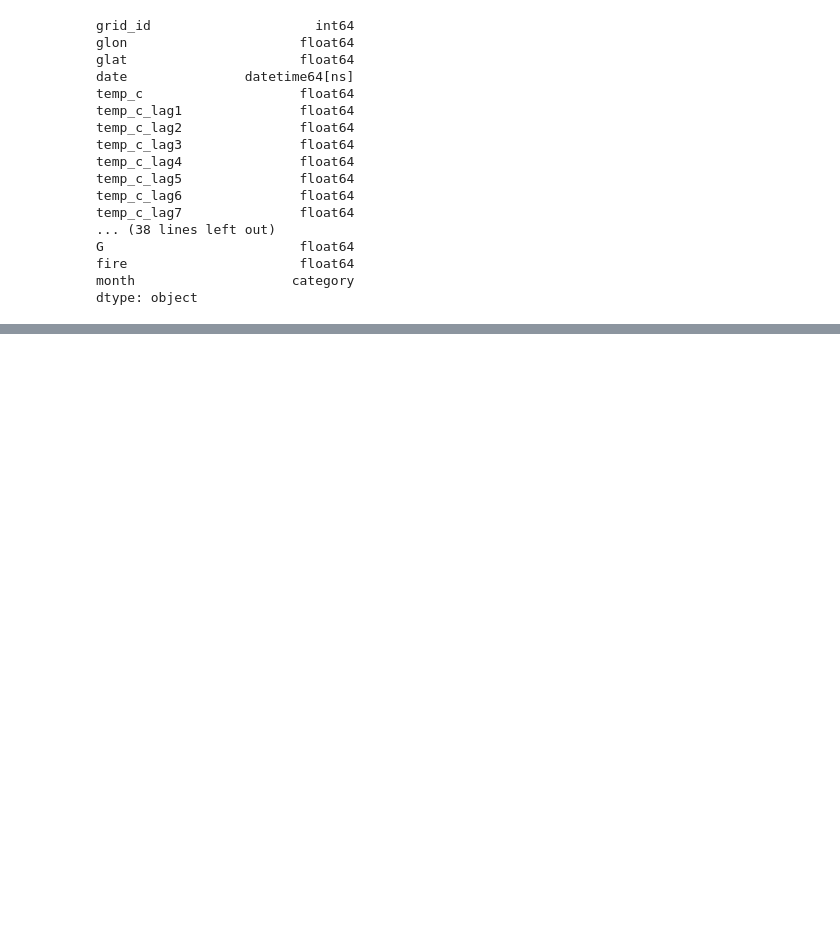
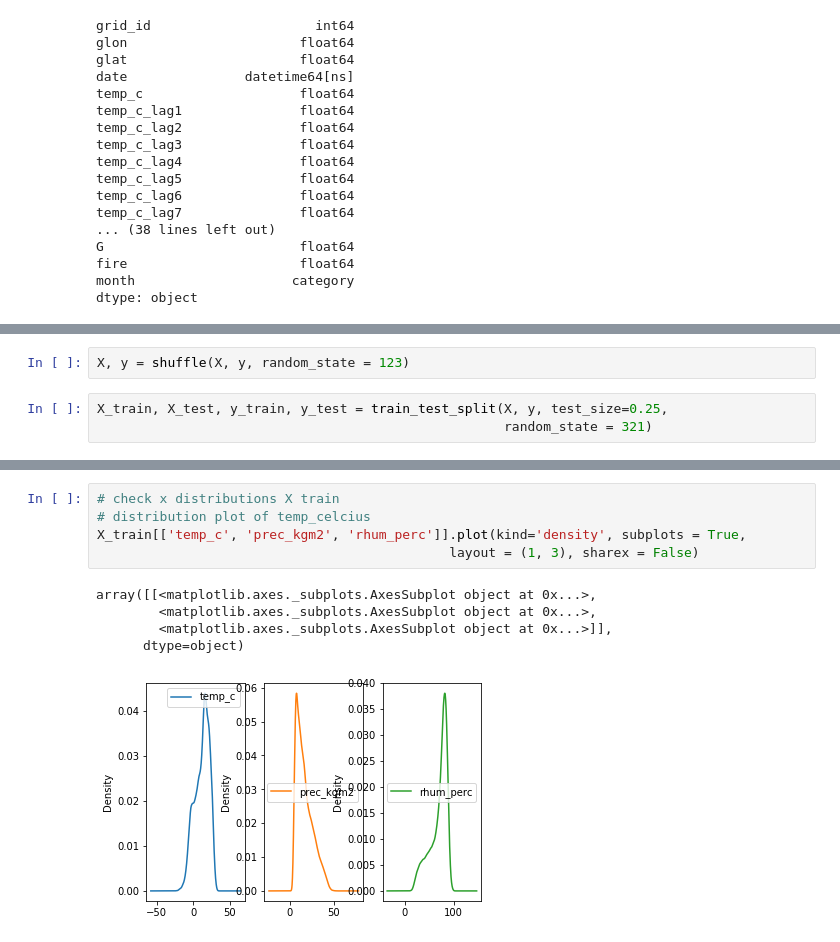
Before and after one commit to RyanGan/fire_predictor, a Jupyter notebook: py_scripts/fire_likelihood_model.ipynb, the cells around one changed output, grey strips where cells are left out. Cells and saved outputs as stored; diff of their text form; blank space fills up the shorter version.

```diff
--- a/py_scripts/fire_likelihood_model.ipynb
+++ b/py_scripts/fire_likelihood_model.ipynb
@@ -40,0 +95,5 @@ dtype: object
+# %%
+X, y = shuffle(X, y, random_state = 123)
+# %%
+X_train, X_test, y_train, y_test = train_test_split(X, y, test_size=0.25,
+                                                    random_state = 321)
@@ -40,0 +107,11 @@ dtype: object
+# %%
+# check x distributions X train
+# distribution plot of temp_celcius
+X_train[['temp_c', 'prec_kgm2', 'rhum_perc']].plot(kind='density', subplots = True,
+                                             layout = (1, 3), sharex = False)
+# %% [output]
+array([[<matplotlib.axes._subplots.AxesSubplot object at 0x...>,
+        <matplotlib.axes._subplots.AxesSubplot object at 0x...>,
+        <matplotlib.axes._subplots.AxesSubplot object at 0x...>]],
+      dtype=object)
+[figure, added]
```
Also changed, not shown: parts of 20 cells of this notebook.
